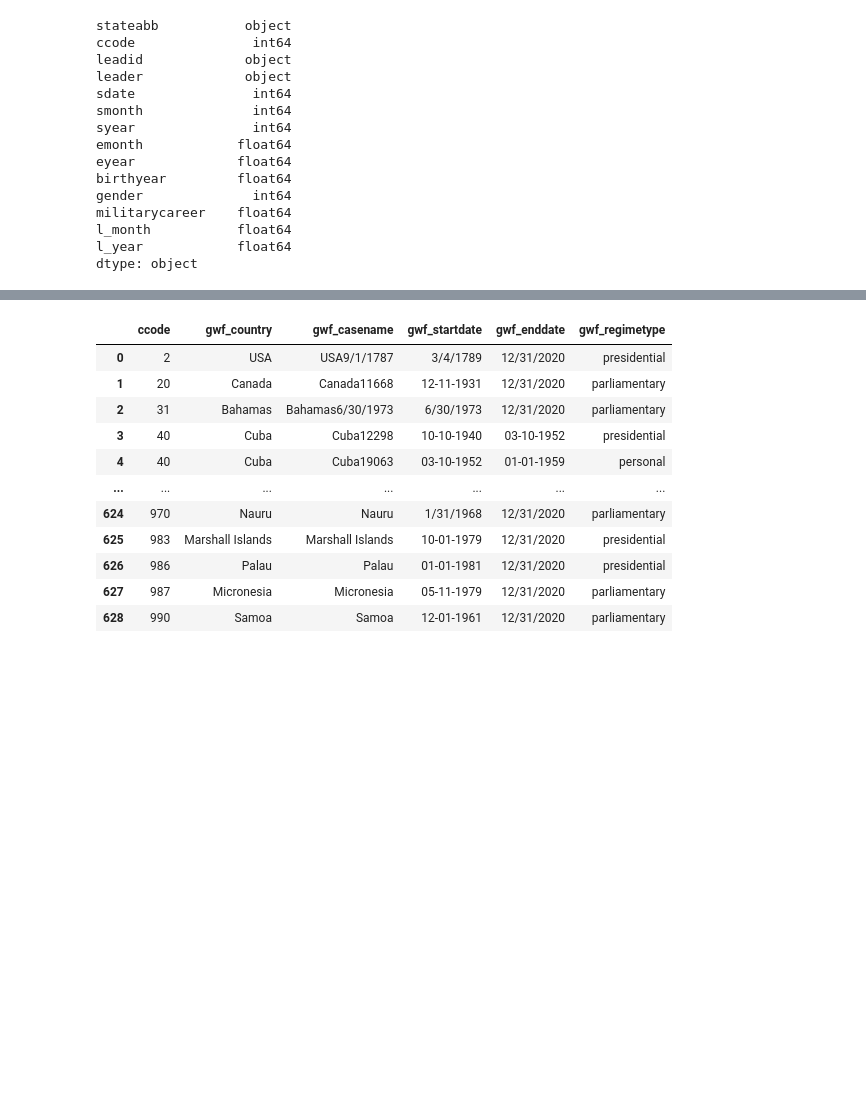
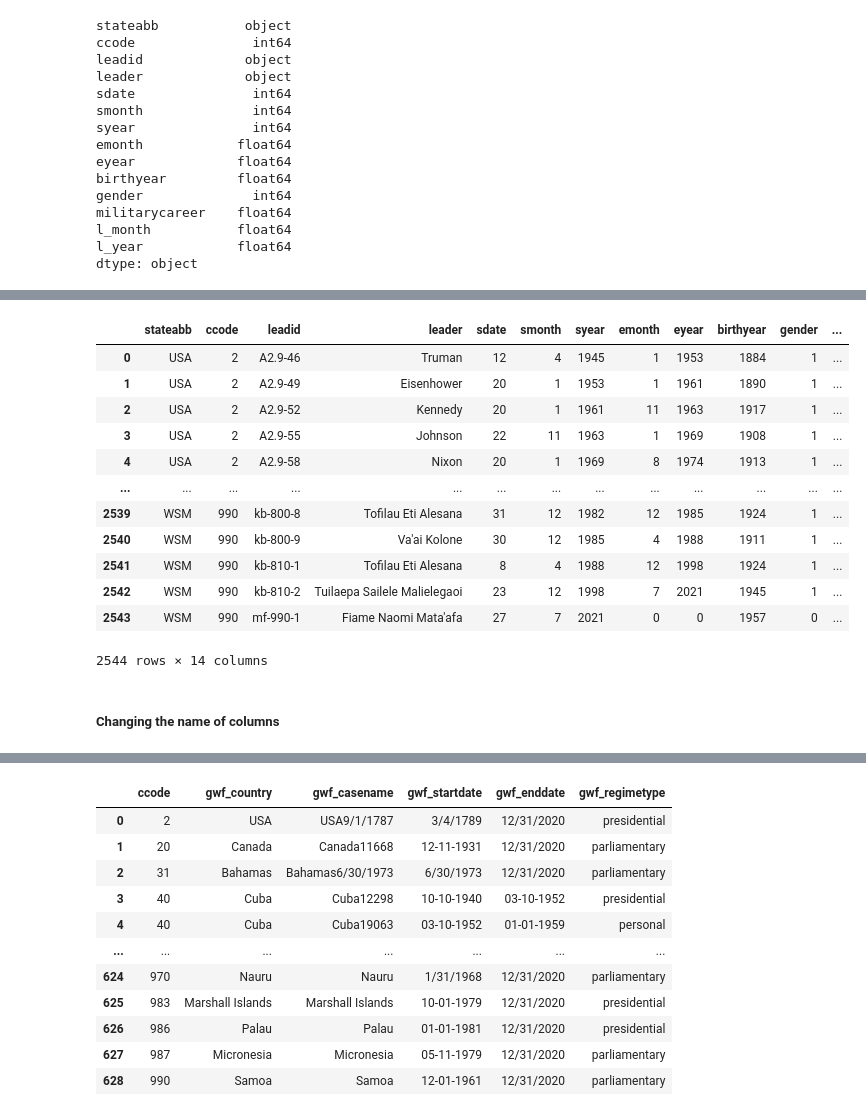
Before and after one commit to Lunczer93/Python_Project_3_World_Election, a Jupyter notebook: Python_Project_3_Election.ipynb, the cells around one changed output, grey strips where cells are left out. Cells and saved outputs as stored; diff of their text form; code cells hidden in the pictures; blank space fills up the shorter version.

```diff
--- a/Python_Project_3_Election.ipynb
+++ b/Python_Project_3_Election.ipynb
@@ -485,3 +491,11 @@ militarycareer    float64
 l_month           float64
 l_year            float64
 dtype: object
+# %%
+dfLeaderList = dfLeaderList.astype({"emonth":'int',
+                                    "eyear":'int',
+                                    "birthyear":'int',
+                                    "gender":'int',
+                                   "militarycareer":'int',
+                                   "l_month":'int',
+                                   "l_year":'int'})
@@ -488,3 +520,21 @@ dtype: object
+# %%
+dfLeaderList
+# %% [output]
+|  | stateabb | ccode | leadid | leader | sdate | smonth | syear | emonth | eyear | birthyear | gender | ... |
+| 0 | USA | 2 | A2.9-46 | Truman | 12 | 4 | 1945 | 1 | 1953 | 1884 | 1 | ... |
+| 1 | USA | 2 | A2.9-49 | Eisenhower | 20 | 1 | 1953 | 1 | 1961 | 1890 | 1 | ... |
+| 2 | USA | 2 | A2.9-52 | Kennedy | 20 | 1 | 1961 | 11 | 1963 | 1917 | 1 | ... |
+| 3 | USA | 2 | A2.9-55 | Johnson | 22 | 11 | 1963 | 1 | 1969 | 1908 | 1 | ... |
+| 4 | USA | 2 | A2.9-58 | Nixon | 20 | 1 | 1969 | 8 | 1974 | 1913 | 1 | ... |
+| ... | ... | ... | ... | ... | ... | ... | ... | ... | ... | ... | ... | ... |
+| 2539 | WSM | 990 | kb-800-8 | Tofilau Eti Alesana | 31 | 12 | 1982 | 12 | 1985 | 1924 | 1 | ... |
+| 2540 | WSM | 990 | kb-800-9 | Va'ai Kolone | 30 | 12 | 1985 | 4 | 1988 | 1911 | 1 | ... |
+| 2541 | WSM | 990 | kb-810-1 | Tofilau Eti Alesana | 8 | 4 | 1988 | 12 | 1998 | 1924 | 1 | ... |
+| 2542 | WSM | 990 | kb-810-2 | Tuilaepa Sailele Malielegaoi | 23 | 12 | 1998 | 7 | 2021 | 1945 | 1 | ... |
+| 2543 | WSM | 990 | mf-990-1 | Fiame Naomi Mata'afa | 27 | 7 | 2021 | 0 | 0 | 1957 | 0 | ... |
+2544 rows × 14 columns
+# %% [markdown]
+##### Changing the name of columns
 # %%
 dfLeaderList.rename(columns = {'stateabb':'State Abbreviation',
                                'leadid':'Lead Id',
```
Also changed, not shown: parts of 18 cells of this notebook, 3 other files.
